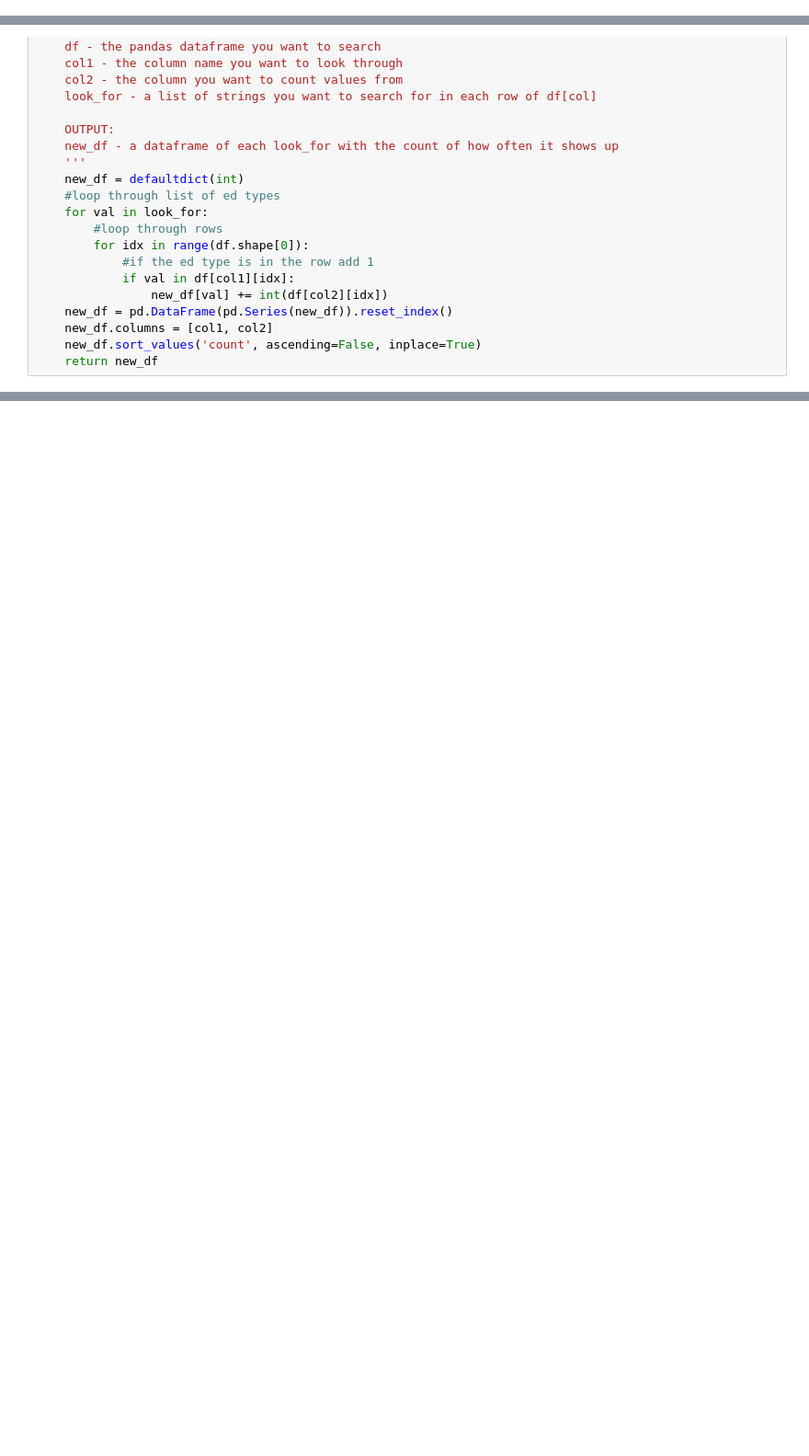
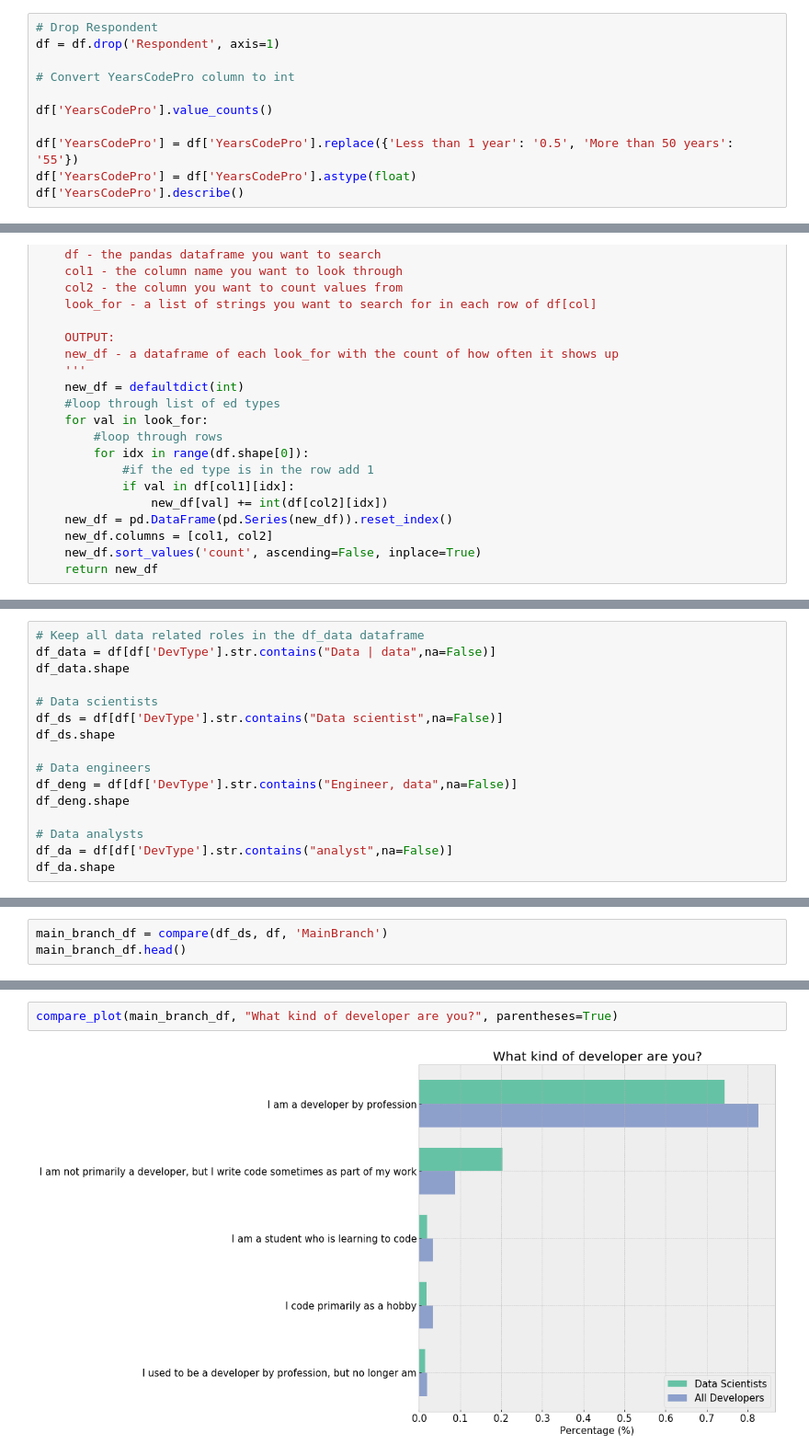
Before and after one commit to leedah/data-scientists-stackoverflow-analysis, a Jupyter notebook: Stackoverflow 2019 Survey.ipynb, the cells around one changed output, grey strips where cells are left out. Shown at 92% size. Saved outputs shown, nothing was run; the diff lists cells and outputs as text; blank space fills up the shorter version.

```diff
--- a/Stackoverflow 2019 Survey.ipynb
+++ b/Stackoverflow 2019 Survey.ipynb
@@ -66,0 +107,11 @@ def get_description(column_name, schema=schema):
+# %%
+# Drop Respondent
+df = df.drop('Respondent', axis=1)
+
+# Convert YearsCodePro column to int
+
+df['YearsCodePro'].value_counts()
+
+df['YearsCodePro'] = df['YearsCodePro'].replace({'Less than 1 year': '0.5', 'More than 50 years': '55'})
+df['YearsCodePro'] = df['YearsCodePro'].astype(float)
+df['YearsCodePro'].describe()
@@ -403,0 +264,16 @@ Participated in a full-time developer training ...  0.047843  0.046579
+# %%
+# Keep all data related roles in the df_data dataframe
+df_data = df[df['DevType'].str.contains("Data | data",na=False)]
+df_data.shape
+
+# Data scientists
+df_ds = df[df['DevType'].str.contains("Data scientist",na=False)]
+df_ds.shape
+
+# Data engineers
+df_deng = df[df['DevType'].str.contains("Engineer, data",na=False)]
+df_deng.shape
+
+# Data analysts
+df_da = df[df['DevType'].str.contains("analyst",na=False)]
+df_da.shape
@@ -403,0 +366,3 @@ Participated in a full-time developer training ...  0.047843  0.046579
+# %%
+main_branch_df = compare(df_ds, df, 'MainBranch')
+main_branch_df.head()
@@ -403,0 +376,4 @@ Participated in a full-time developer training ...  0.047843  0.046579
+# %%
+compare_plot(main_branch_df, "What kind of developer are you?", parentheses=True)
+# %% [output]
+[figure, added]
```
Also changed, not shown: parts of 59 cells of this notebook.
